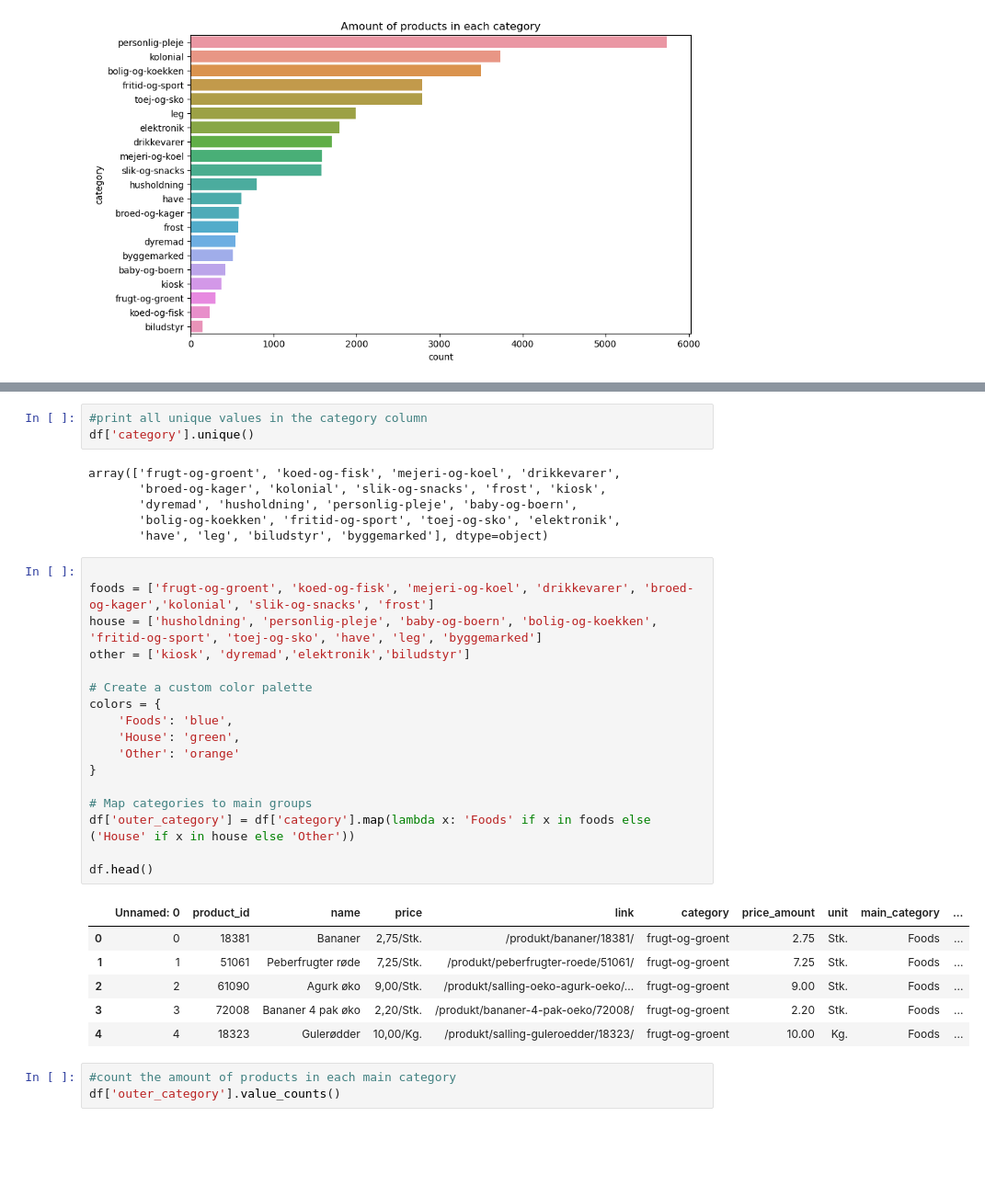
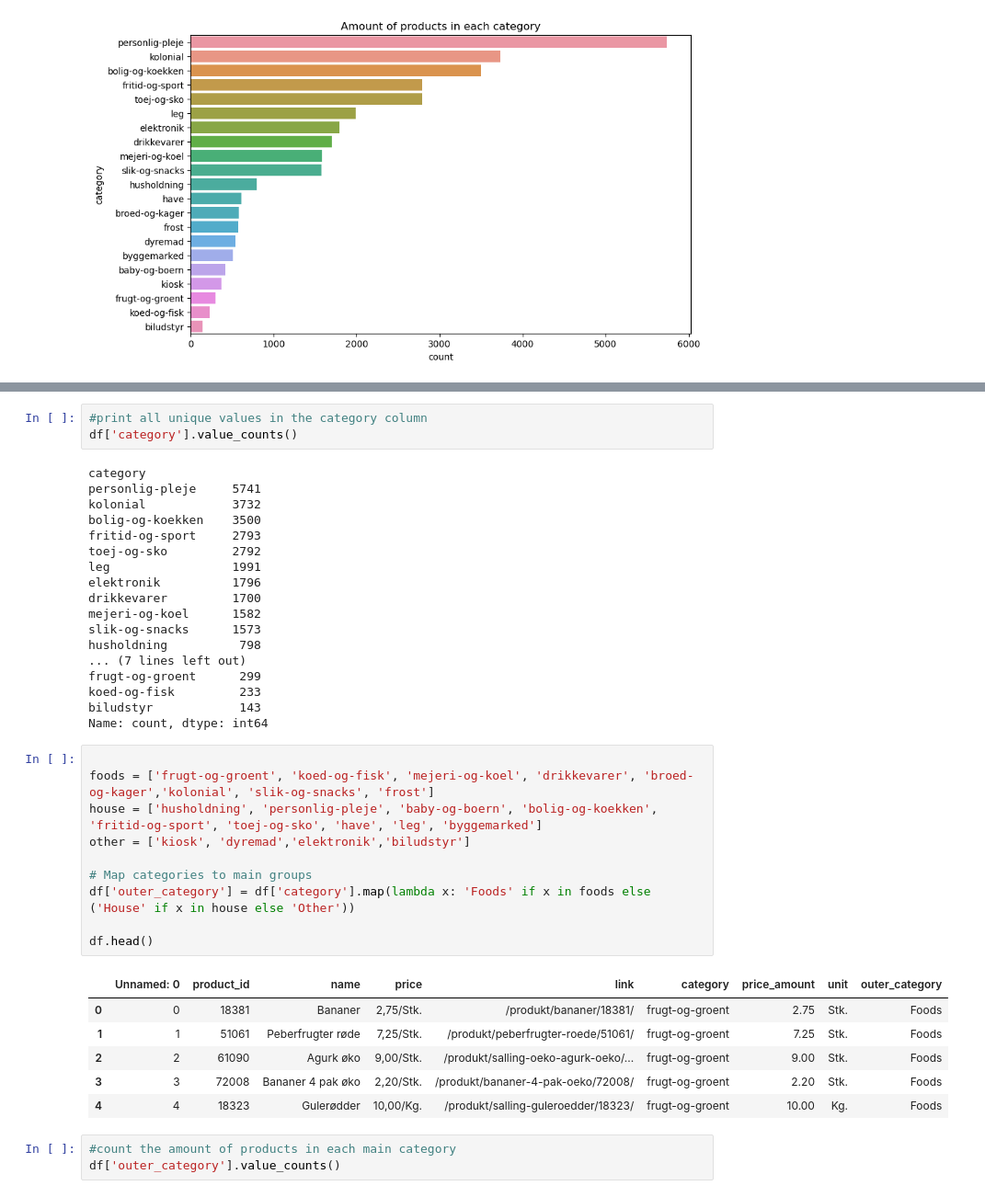
Before and after one commit to KarolineKlan/ComSocSci2024-FinalProject, a Jupyter notebook: Visualizations.ipynb, the cells around one changed output, grey strips where cells are left out. Shown: that part at 92% size. Drawn from its saved outputs; the diff is of its cells as text; blank space fills up the shorter version.

```diff
--- a/Visualizations.ipynb
+++ b/Visualizations.ipynb
@@ -108,36 +104,41 @@ df.shape
 # %%
 #print all unique values in the category column
-df['category'].unique()
+df['category'].value_counts()
 # %% [output]
-array(['frugt-og-groent', 'koed-og-fisk', 'mejeri-og-koel', 'drikkevarer',
-       'broed-og-kager', 'kolonial', 'slik-og-snacks', 'frost', 'kiosk',
-       'dyremad', 'husholdning', 'personlig-pleje', 'baby-og-boern',
-       'bolig-og-koekken', 'fritid-og-sport', 'toej-og-sko', 'elektronik',
-       'have', 'leg', 'biludstyr', 'byggemarked'], dtype=object)
+category
+personlig-pleje     5741
+kolonial            3732
+bolig-og-koekken    3500
+fritid-og-sport     2793
+toej-og-sko         2792
+leg                 1991
+elektronik          1796
+drikkevarer         1700
+mejeri-og-koel      1582
+slik-og-snacks      1573
+husholdning          798
+... (7 lines left out)
+frugt-og-groent      299
+koed-og-fisk         233
+biludstyr            143
+Name: count, dtype: int64
 # %%
 
 foods = ['frugt-og-groent', 'koed-og-fisk', 'mejeri-og-koel', 'drikkevarer', 'broed-og-kager','kolonial', 'slik-og-snacks', 'frost']
 house = ['husholdning', 'personlig-pleje', 'baby-og-boern', 'bolig-og-koekken', 'fritid-og-sport', 'toej-og-sko', 'have', 'leg', 'byggemarked']
 other = ['kiosk', 'dyremad','elektronik','biludstyr']
 
-# Create a custom color palette
-colors = {
-    'Foods': 'blue',
-    'House': 'green',
-    'Other': 'orange'
-}
-
 # Map categories to main groups
 df['outer_category'] = df['category'].map(lambda x: 'Foods' if x in foods else ('House' if x in house else 'Other'))
 
 df.head()
 # %% [output]
-|  | Unnamed: 0 | product_id | name | price | link | category | price_amount | unit | main_category | ... |
-| 0 | 0 | 18381 | Bananer | 2,75/Stk. | /produkt/bananer/18381/ | frugt-og-groent | 2.75 | Stk. | Foods | ... |
-| 1 | 1 | 51061 | Peberfrugter røde | 7,25/Stk. | /produkt/peberfrugter-roede/51061/ | frugt-og-groent | 7.25 | Stk. | Foods | ... |
-| 2 | 2 | 61090 | Agurk øko | 9,00/Stk. | /produkt/salling-oeko-agurk-oeko/... | frugt-og-groent | 9.00 | Stk. | Foods | ... |
-| 3 | 3 | 72008 | Bananer 4 pak øko | 2,20/Stk. | /produkt/bananer-4-pak-oeko/72008/ | frugt-og-groent | 2.20 | Stk. | Foods | ... |
-| 4 | 4 | 18323 | Gulerødder | 10,00/Kg. | /produkt/salling-guleroedder/18323/ | frugt-og-groent | 10.00 | Kg. | Foods | ... |
+|  | Unnamed: 0 | product_id | name | price | link | category | price_amount | unit | outer_category |
+| 0 | 0 | 18381 | Bananer | 2,75/Stk. | /produkt/bananer/18381/ | frugt-og-groent | 2.75 | Stk. | Foods |
+| 1 | 1 | 51061 | Peberfrugter røde | 7,25/Stk. | /produkt/peberfrugter-roede/51061/ | frugt-og-groent | 7.25 | Stk. | Foods |
+| 2 | 2 | 61090 | Agurk øko | 9,00/Stk. | /produkt/salling-oeko-agurk-oeko/... | frugt-og-groent | 9.00 | Stk. | Foods |
+| 3 | 3 | 72008 | Bananer 4 pak øko | 2,20/Stk. | /produkt/bananer-4-pak-oeko/72008/ | frugt-og-groent | 2.20 | Stk. | Foods |
+| 4 | 4 | 18323 | Gulerødder | 10,00/Kg. | /produkt/salling-guleroedder/18323/ | frugt-og-groent | 10.00 | Kg. | Foods |
 # %%
 #count the amount of products in each main category
 df['outer_category'].value_counts()
```
Also changed, not shown: parts of 4 cells of this notebook.
